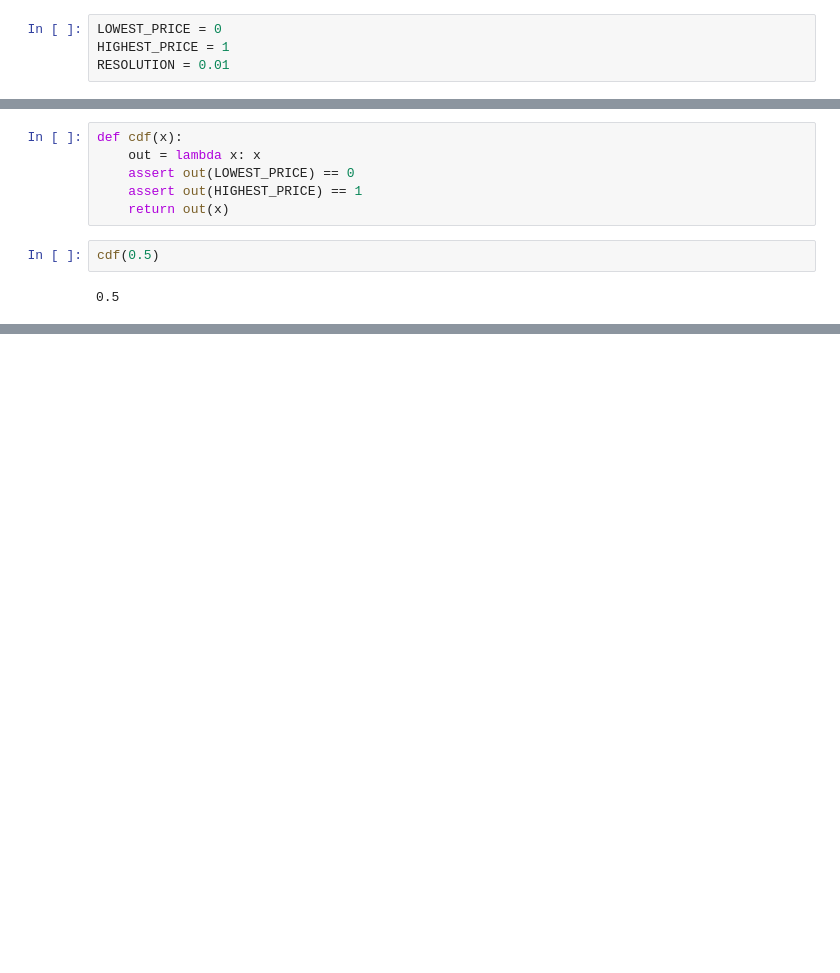
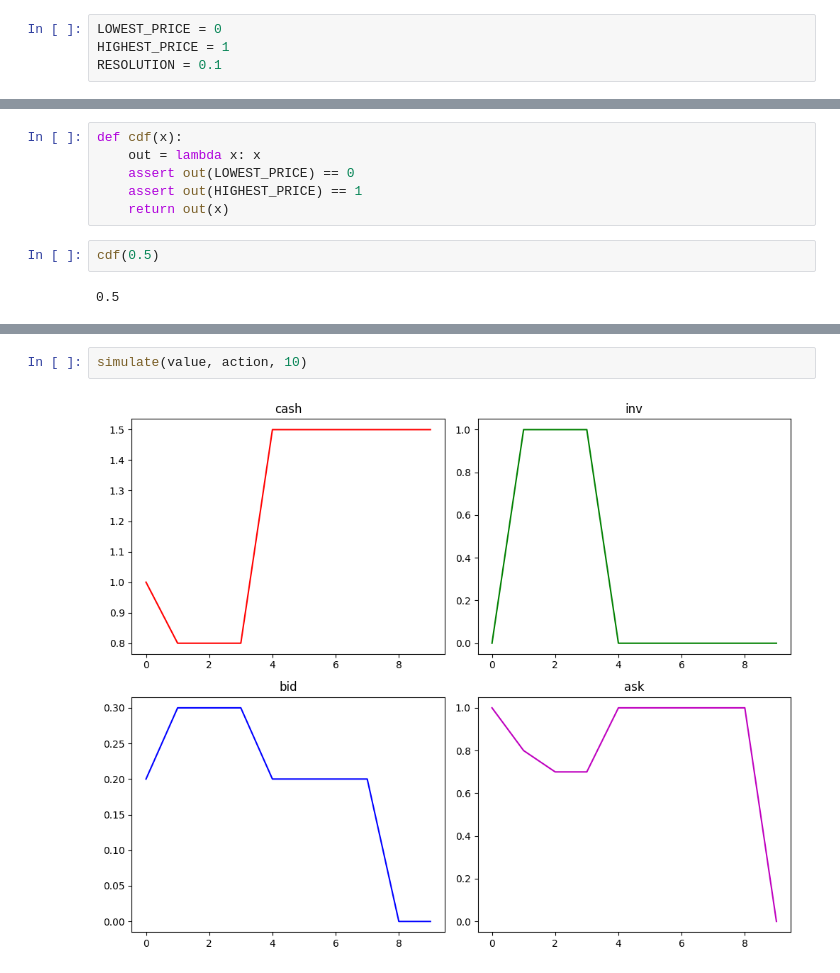
Before and after one commit to vinayakpathak/olmm, a Jupyter notebook: dynamic_prog.ipynb, the cells around one changed output, grey strips where cells are left out. Cells and saved outputs as stored; diff of their text form; blank space fills up the shorter version.

```diff
--- a/dynamic_prog.ipynb
+++ b/dynamic_prog.ipynb
@@ -1,6 +1,6 @@
 # %%
 LOWEST_PRICE = 0
 HIGHEST_PRICE = 1
-RESOLUTION = 0.01
+RESOLUTION = 0.1
 # %%
 import numpy as np
@@ -32,0 +179,4 @@ def solve(cdf, T):
+# %%
+simulate(value, action, 10)
+# %% [output]
+[figure, added]
```
Also changed, not shown: parts of 17 cells of this notebook, 1 other file.
